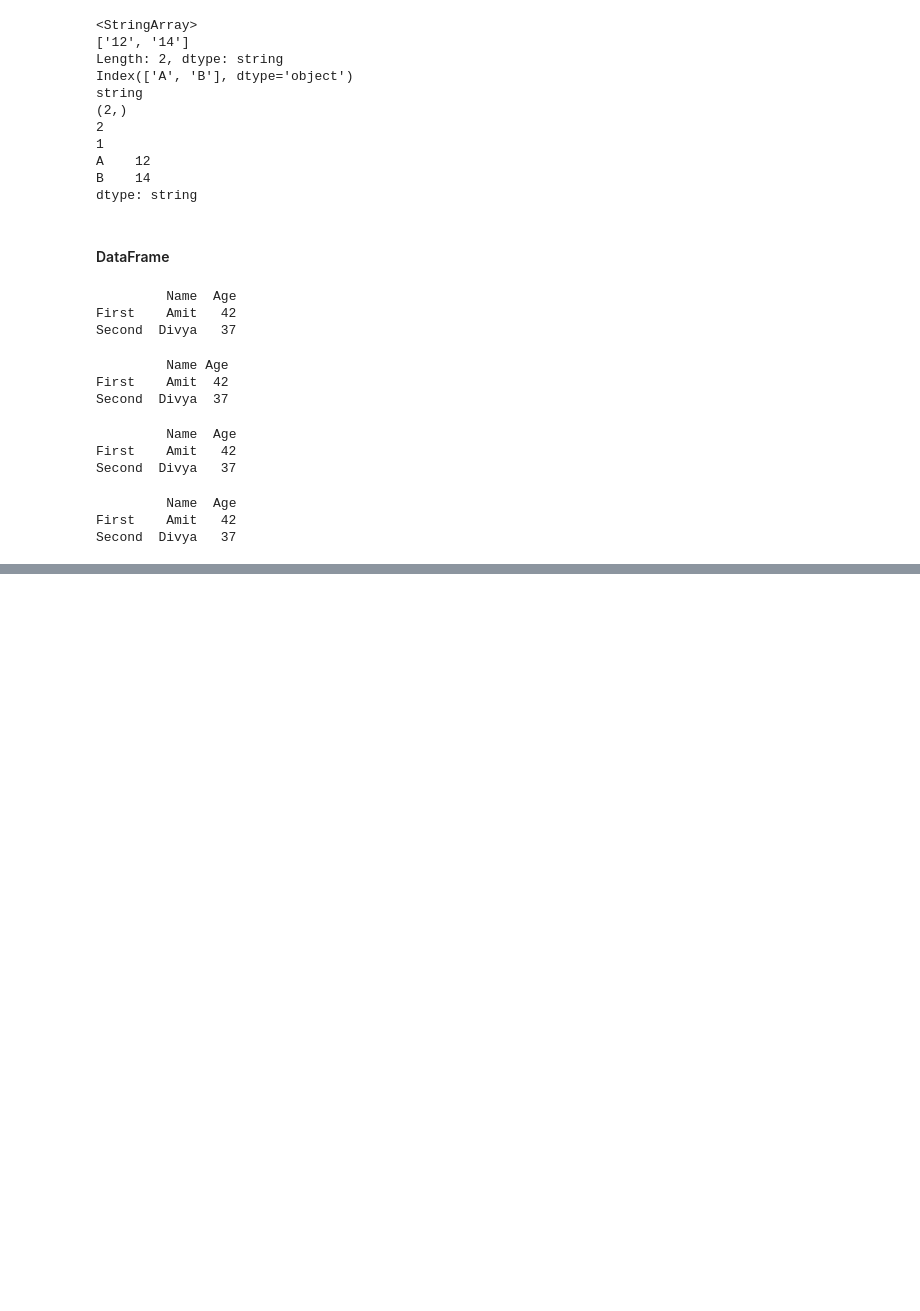
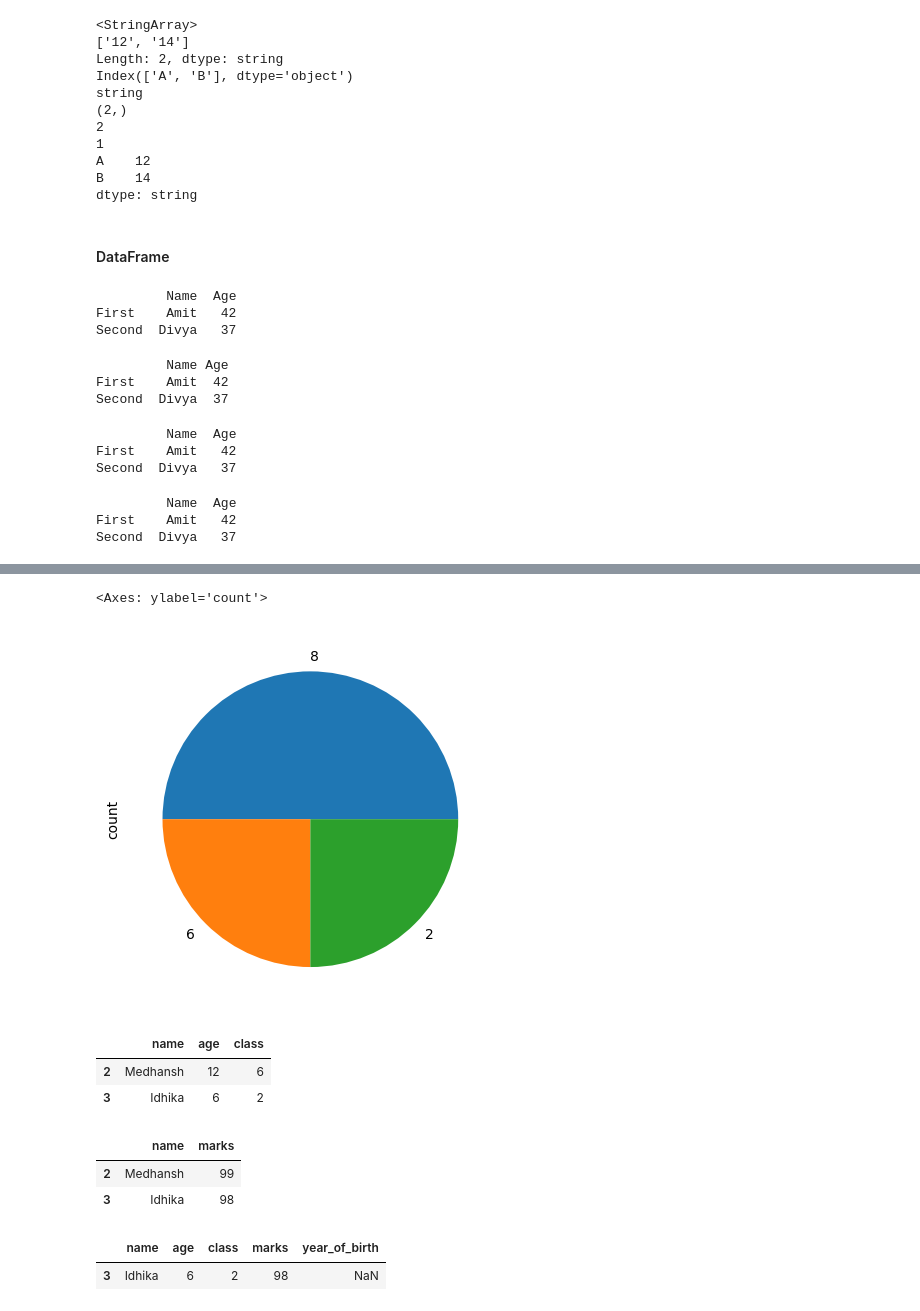
Before and after one commit to amitarora15/my_python_poc, a Jupyter notebook: app/my_pandas.ipynb, the cells around one changed output, grey strips where cells are left out. Saved outputs shown, nothing was run; the diff lists cells and outputs as text; code cells hidden in the pictures; blank space fills up the shorter version.

```diff
--- a/app/my_pandas.ipynb
+++ b/app/my_pandas.ipynb
@@ -75,0 +98,3 @@ Second  Divya   37
+# %%
+df=pd.read_csv("../data/school.csv", sep=",", header=0)
+df.head()
@@ -75,0 +134,22 @@ Second  Divya   37
+# %%
+df['class'].value_counts().plot(kind="pie")
+# %% [output]
+<Axes: ylabel='count'>
+[figure, added]
+# %%
+df.iloc[2:4, :3]
+# %% [output]
+|  | name | age | class |
+| 2 | Medhansh | 12 | 6 |
+| 3 | Idhika | 6 | 2 |
+# %%
+df.loc[2:, ["name", "marks"]]
+# %% [output]
+|  | name | marks |
+| 2 | Medhansh | 99 |
+| 3 | Idhika | 98 |
+# %%
+df.query(expr='marks > 90 and age < 10')
+# %% [output]
+|  | name | age | class | marks | year_of_birth |
+| 3 | Idhika | 6 | 2 | 98 | NaN |
```
Also changed, not shown: parts of 13 cells of this notebook, 1 other file.
